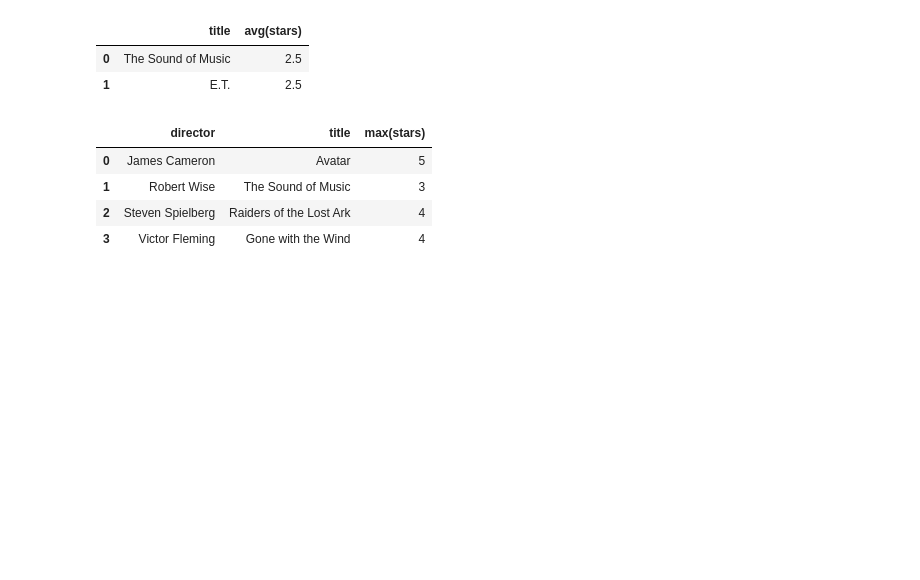
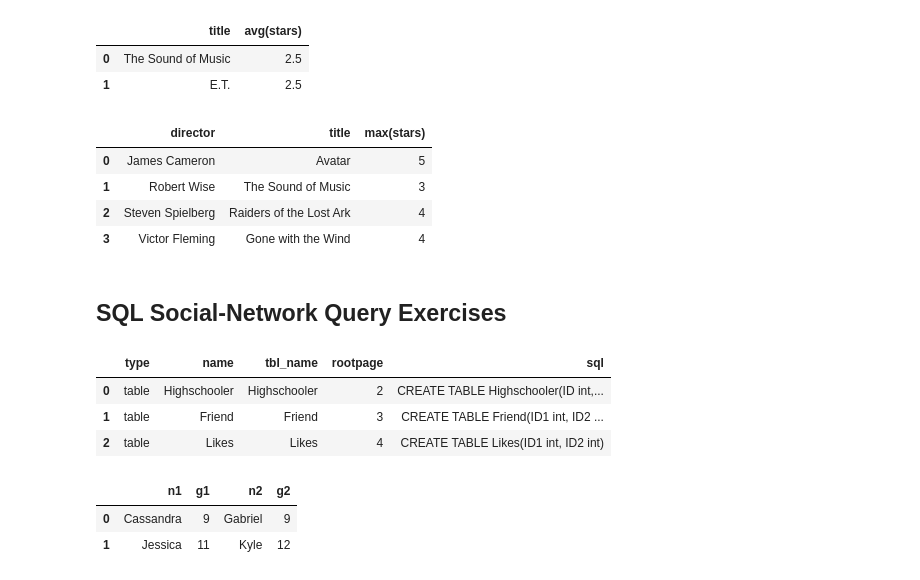
Before and after one commit to OniSlayer/stanford_sql_exercises, a Jupyter notebook: stanford_sql_exercises.ipynb, the cells around one changed output. Cells and saved outputs as stored; diff of their text form; code cells hidden in the pictures; blank space fills up the shorter version.

```diff
--- a/stanford_sql_exercises.ipynb
+++ b/stanford_sql_exercises.ipynb
@@ -364,3 +364,35 @@ group by director
 | 1 | Robert Wise | The Sound of Music | 3 |
 | 2 | Steven Spielberg | Raiders of the Lost Ark | 4 |
 | 3 | Victor Fleming | Gone with the Wind | 4 |
+# %% [markdown]
+## SQL Social-Network Query Exercises
+# %%
+# read the new database for this exercise
+conn2 = sqlite3.connect('social.db')
+pd.read_sql_query('''
+select * from sqlite_master where type='table'
+''', conn2)
+# %% [output]
+|  | type | name | tbl_name | rootpage | sql |
+| 0 | table | Highschooler | Highschooler | 2 | CREATE TABLE Highschooler(ID int,... |
+| 1 | table | Friend | Friend | 3 | CREATE TABLE Friend(ID1 int, ID2 ... |
+| 2 | table | Likes | Likes | 4 | CREATE TABLE Likes(ID1 int, ID2 int) |
+# %%
+pd.read_sql_query('''
+select *
+from
+(select H1.name as n1 , H1.grade as g1, H2.name as n2, H2.grade as g2 from Likes
+inner join Highschooler as H1 on H1.id = Likes.id1
+inner join Highschooler as H2 on H2.id = Likes.id2
+
+intersect
+
+select H2.name, H2.grade,H1.name, H1.grade from Likes
+inner join Highschooler as H1 on H1.id = Likes.id1
+inner join Highschooler as H2 on H2.id = Likes.id2) as T
+where n1 < n2
+''', conn2)
+# %% [output]
+|  | n1 | g1 | n2 | g2 |
+| 0 | Cassandra | 9 | Gabriel | 9 |
+| 1 | Jessica | 11 | Kyle | 12 |
```
Also changed, not shown: parts of 3 cells of this notebook, 2 other files.
